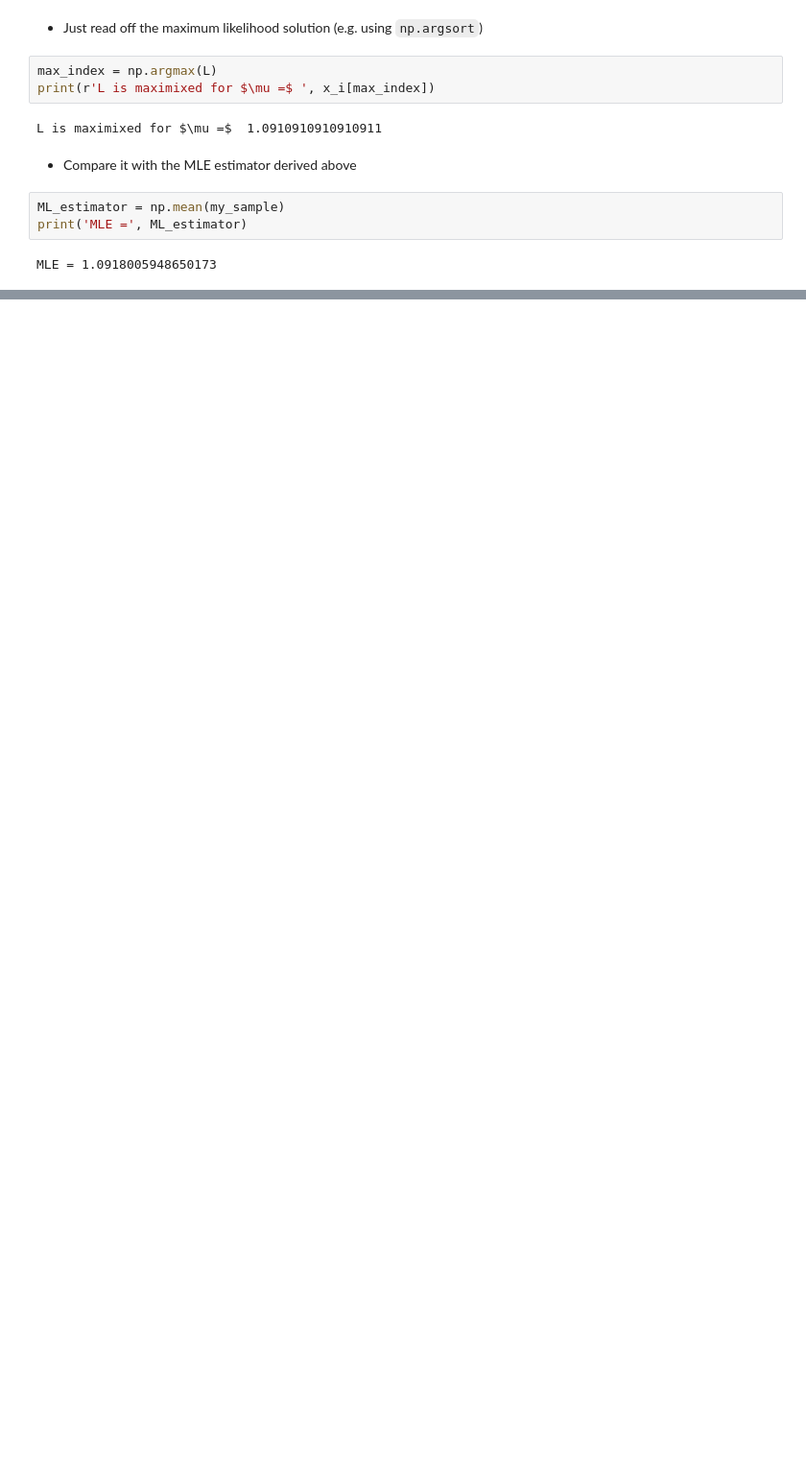
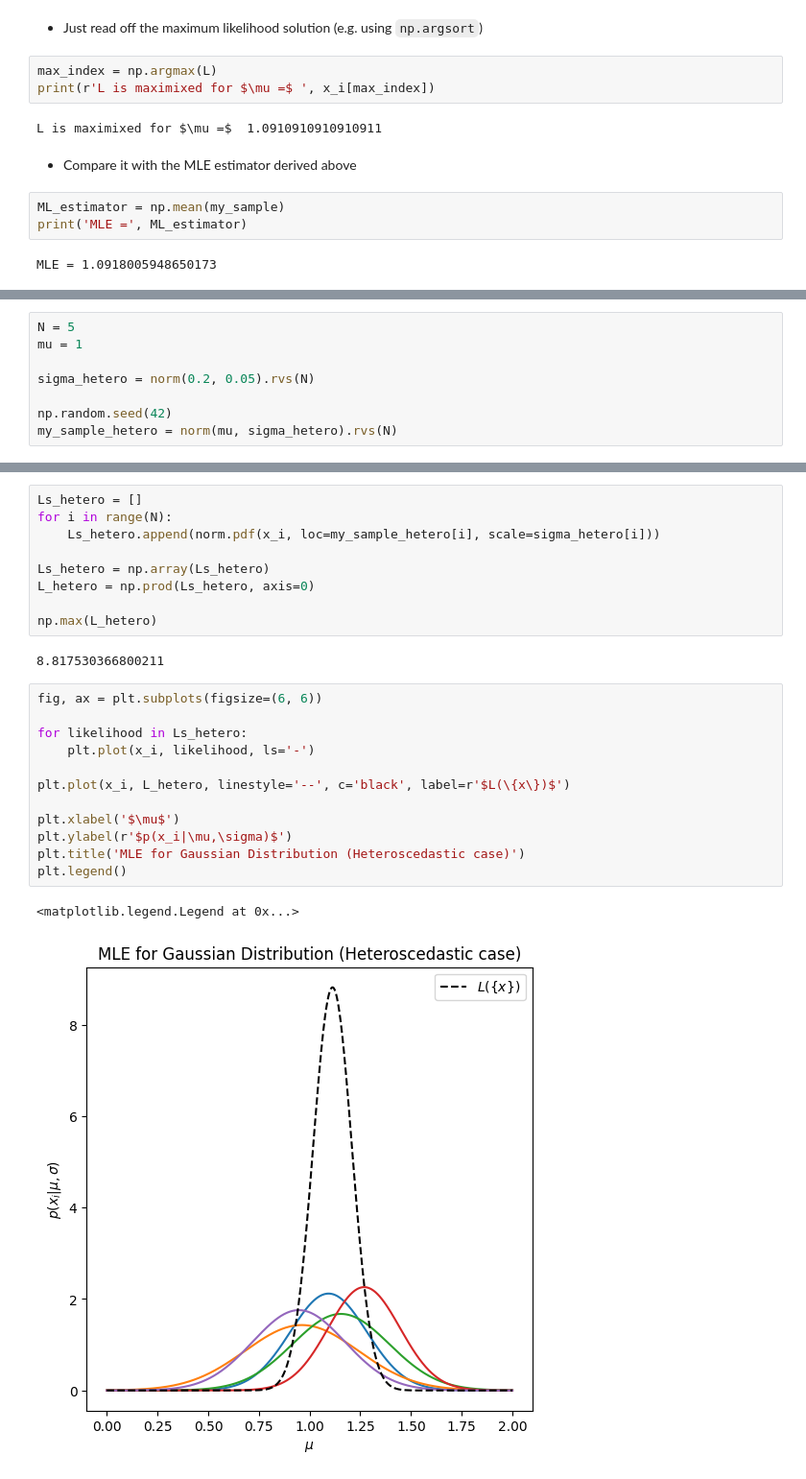
Before and after one commit to SimoneArienti/astrostatistics_bicocca_2024, a Jupyter notebook: working/Ex 06 Position of a Quasar.ipynb, the cells around one changed output, grey strips where cells are left out. Shown at 96% size. Cells and saved outputs as stored; diff of their text form; blank space fills up the shorter version.

```diff
--- a/working/Ex 06 Position of a Quasar.ipynb
+++ b/working/Ex 06 Position of a Quasar.ipynb
@@ -111,0 +141,8 @@ plt.legend()
+# %%
+N = 5
+mu = 1
+
+sigma_hetero = norm(0.2, 0.05).rvs(N)
+
+np.random.seed(42)
+my_sample_hetero = norm(mu, sigma_hetero).rvs(N)
@@ -111,0 +157,26 @@ plt.legend()
+# %%
+Ls_hetero = []
+for i in range(N):
+    Ls_hetero.append(norm.pdf(x_i, loc=my_sample_hetero[i], scale=sigma_hetero[i]))
+
+Ls_hetero = np.array(Ls_hetero)
+L_hetero = np.prod(Ls_hetero, axis=0)
+
+np.max(L_hetero)
+# %% [output]
+8.817530366800211
+# %%
+fig, ax = plt.subplots(figsize=(6, 6))
+
+for likelihood in Ls_hetero:
+    plt.plot(x_i, likelihood, ls='-')
+
+plt.plot(x_i, L_hetero, linestyle='--', c='black', label=r'$L(\{x\})$')
+
+plt.xlabel('$\mu$')
+plt.ylabel(r'$p(x_i|\mu,\sigma)$')
+plt.title('MLE for Gaussian Distribution (Heteroscedastic case)')
+plt.legend()
+# %% [output]
+<matplotlib.legend.Legend at 0x...>
+[figure, added]
```
Also changed, not shown: parts of 27 cells of this notebook.
